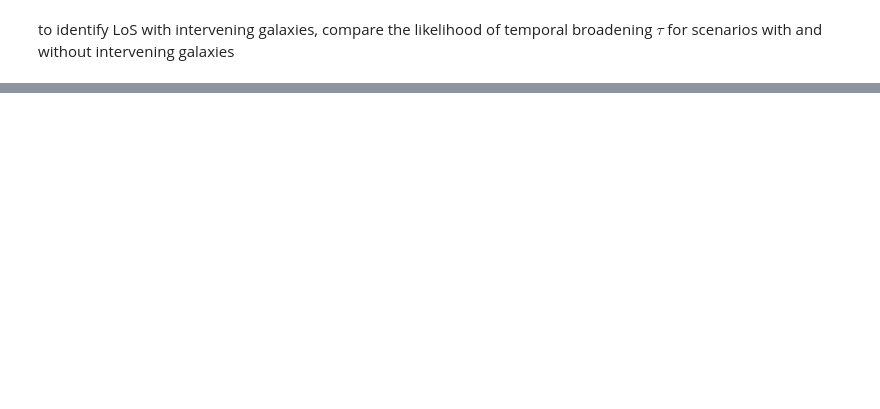
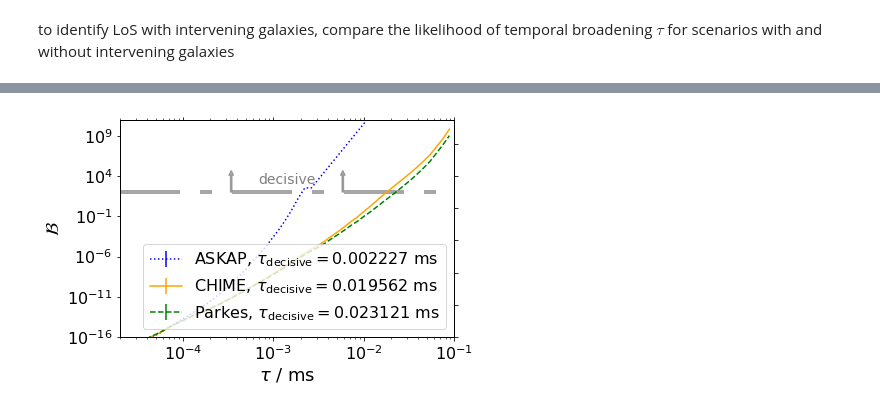
Before and after one commit to FRBs/PreFRBLE, a Jupyter notebook: notebooks/PreFRBLE_IdentifyInterveningGalaxy.ipynb, the cells around one changed output, grey strips where cells are left out. Drawn from its saved outputs; the diff is of its cells as text; code cells hidden in the pictures; blank space fills up the shorter version.

```diff
--- a/notebooks/PreFRBLE_IdentifyInterveningGalaxy.ipynb
+++ b/notebooks/PreFRBLE_IdentifyInterveningGalaxy.ipynb
@@ -119,0 +61,71 @@ Parkes, 0.01 % of others give false positives
+# %%
+#fig, axs = plt.subplots( 1, len(telescopes), figsize=(4*len(telescopes), 3) )
+fig, ax = plt.subplots()
+
+population = 'SMD'
+
+#for telescope, ax in zip( telescopes, axs):
+for telescope, color, linestyle in zip(telescopes, colors_telescope, linestyles_population):
+    P_i = GetLikelihood_Telescope( measure='tau', telescope=telescope, population='SMD', dev=True, **scenario_inter )
+    P = GetLikelihood_Telescope( measure='tau', telescope=telescope, population='SMD', dev=True, **scenario_nointer )
+
+    ## force both P to same range
+
+    ## give both P ranges the same min and max
+    x_max = np.min( [P[1][-1],P_i[1][-1]] )
+    x_min = np.max( [P[1][0],P_i[1][0]] )
+    P = LikelihoodMeasureable( *P, min=x_min, max=x_max)
+    P_i = LikelihoodMeasureable( *P_i, min=x_min, max=x_max)
+
+    ## give both P the same number of  bins
+    bins = np.min([len(P[0]), len(P_i[0])])
+    print(bins)
+    P = LikelihoodShrink(*P, bins=bins)
+    P_i = LikelihoodShrink(*P_i, bins=bins)
+
+    ## check if successfull
+    if not np.all(P[1] == P_i[1]):
+        print("try harder!")
+        print(P[1], P_i[1])
+        break
+#    """
+
+    B = BayesFactors( P1=P_i[0], P2=P[0] )
+    dev_B =  np.sqrt( P_i[2]**2 + P[2]**2 )
+
+    try:
+        i_tau = first( range(len(B)), lambda i: B[i] > 1e2 )
+    except:
+        i_tau = first( range(len(B)), lambda i: B[i] == 1 )
+        print( B[i_tau])
+
+    tau_decisive = P[1][1:][i_tau]
+    print( "{}: decisive for intervening galaxies: tau>{:.5f} ms".format(telescope,tau_decisive))
+
+    ## better aestethics for results with P = 0
+    B[B==1] = B[B!=1][-1] * 10.**np.arange(sum(B==1))
+
+    ax.errorbar( P[1][1:], B, yerr=B*dev_B, label=r"%s, $\tau_{\rm decisive} = %.6f$ ms" % (labels[telescope], tau_decisive), color=color, linestyle=linestyle )
+    ax.set_xlabel( r"$\tau$ / ms", fontdict={'size':18 } )
+    ax.set_ylabel( r"$\mathcal{B}$", fontdict={'size':18 }  )
+
+
+    ## compute how many LoS with intervening galaxies are identified / false positives
+    P_i, x_i = GetLikelihood_Telescope( measure='tau', telescope=telescope, population='SMD', **scenario_inter )
+    P, x = GetLikelihood_Telescope( measure='tau', telescope=telescope, population='SMD', **scenario_nointer )
+
+    i_tau = first( range(len(P_i)), lambda i: x_i[i] > tau_decisive )
+    print( "%s, %.4f %% of interveners identified" % ( telescope, 100*np.sum( P_i[i_tau:]*np.diff(x_i)[i_tau:] ) ) )
+
+    i_tau = first( range(len(P)), lambda i: x[i] > tau_decisive )
+    print( "%s, %.4f %% of others give false positives" % ( telescope, 100*np.sum( P[i_tau:]*np.diff(x)[i_tau:] ) ) )
+
+ax.legend(loc='lower right', fontsize=16)
+ax.loglog()
+ax.set_xlim(2e-5,1e-1)
+ax.set_ylim(1e-16,1e11)
+PlotLimit(ax=ax, x=ax.get_xlim(), y=[1e2,1e2], lower_limit=True, label='decisive', shift_text_vertical=3e3)
+ax.tick_params(axis='both', which='major', labelsize=16)
+AllSidesTicks(ax)
+#    """
+# %% [output]
@@ -119,0 +145 @@ Parkes, 0.01 % of others give false positives
+[figure, added]
```
Also changed, not shown: parts of 8 cells of this notebook, 8 other files.
